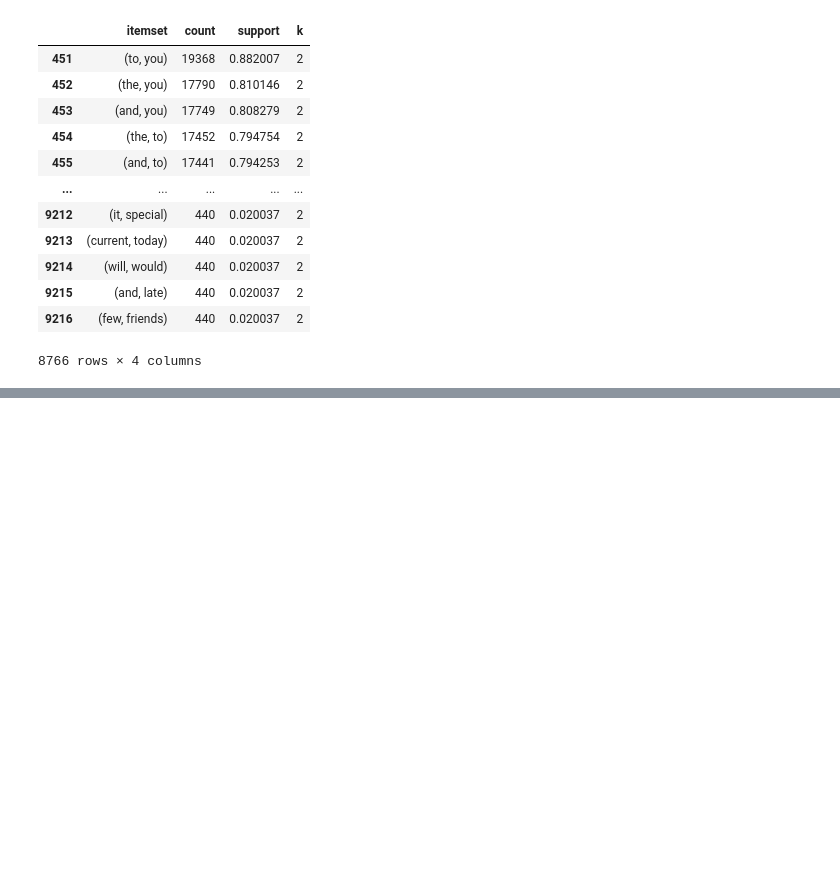
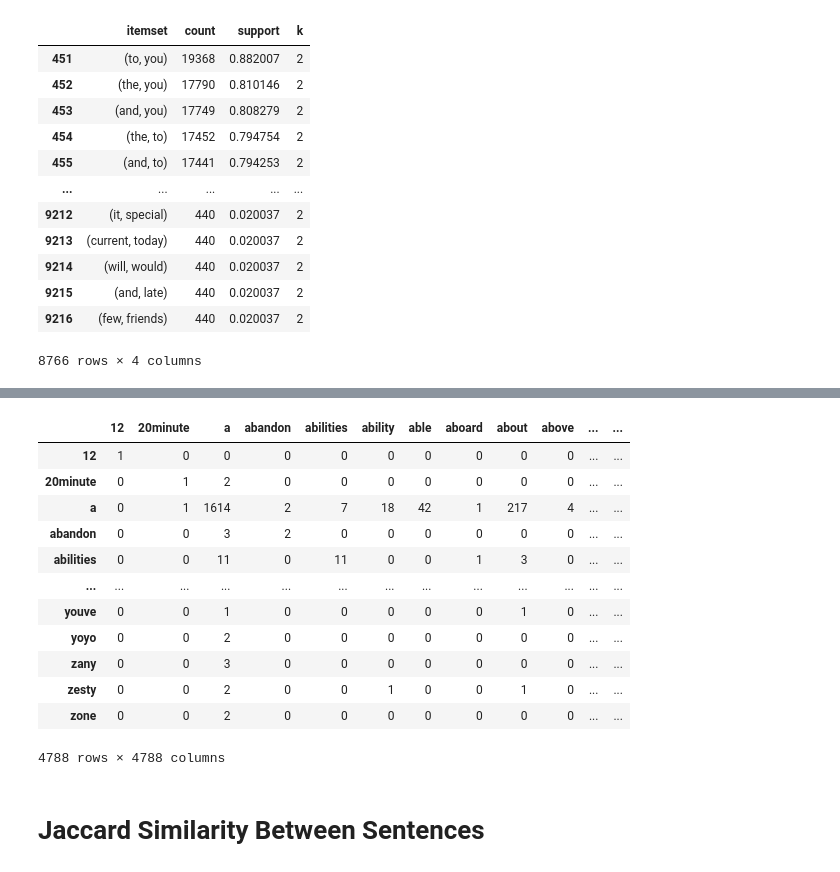
Before and after one commit to andregodinhodtu/02807_Comp_tools_project_group_02, a Jupyter notebook: notebooks/frequent_itemsets_version_2.ipynb, the cells around one changed output, grey strips where cells are left out. Saved outputs shown, nothing was run; the diff lists cells and outputs as text; code cells hidden in the pictures; blank space fills up the shorter version.

```diff
--- a/notebooks/frequent_itemsets_version_2.ipynb
+++ b/notebooks/frequent_itemsets_version_2.ipynb
@@ -85,0 +106,2 @@ Name: original_token_size, dtype: float64
+# %%
+data["token"] = data["token"].apply(lambda x: [w.lower() for w in x])
@@ -343,0 +402,35 @@ else:
+# %%
+all_words = set()
+for tokens in data['token']:
+    for word in tokens:
+        all_words.add(word)
+# %%
+all_words_list = sorted(all_words)
+co_occurence_matrix = pd.DataFrame(0, index=all_words_list, columns=all_words_list)
+
+# Count co-occurrences
+for word in all_words_list:
+    for sentence in data['token']:
+        # normalize sentence tokens to lowercase
+        sentence_l = [w.lower() for w in sentence]
+        if word in sentence_l:
+            for co_word in sentence_l:
+                co_occurence_matrix.at[word, co_word] += 1
+
+co_occurence_matrix
+# %% [output]
+|  | 12 | 20minute | a | abandon | abilities | ability | able | aboard | about | above | ... | ... |
+| 12 | 1 | 0 | 0 | 0 | 0 | 0 | 0 | 0 | 0 | 0 | ... | ... |
+| 20minute | 0 | 1 | 2 | 0 | 0 | 0 | 0 | 0 | 0 | 0 | ... | ... |
+| a | 0 | 1 | 1614 | 2 | 7 | 18 | 42 | 1 | 217 | 4 | ... | ... |
+| abandon | 0 | 0 | 3 | 2 | 0 | 0 | 0 | 0 | 0 | 0 | ... | ... |
+| abilities | 0 | 0 | 11 | 0 | 11 | 0 | 0 | 1 | 3 | 0 | ... | ... |
+| ... | ... | ... | ... | ... | ... | ... | ... | ... | ... | ... | ... | ... |
+| youve | 0 | 0 | 1 | 0 | 0 | 0 | 0 | 0 | 1 | 0 | ... | ... |
+| yoyo | 0 | 0 | 2 | 0 | 0 | 0 | 0 | 0 | 0 | 0 | ... | ... |
+| zany | 0 | 0 | 3 | 0 | 0 | 0 | 0 | 0 | 0 | 0 | ... | ... |
+| zesty | 0 | 0 | 2 | 0 | 0 | 1 | 0 | 0 | 1 | 0 | ... | ... |
+| zone | 0 | 0 | 2 | 0 | 0 | 0 | 0 | 0 | 0 | 0 | ... | ... |
+4788 rows × 4788 columns
+# %% [markdown]
+# Jaccard Similarity Between Sentences
```
Also changed, not shown: parts of 21 cells of this notebook.
